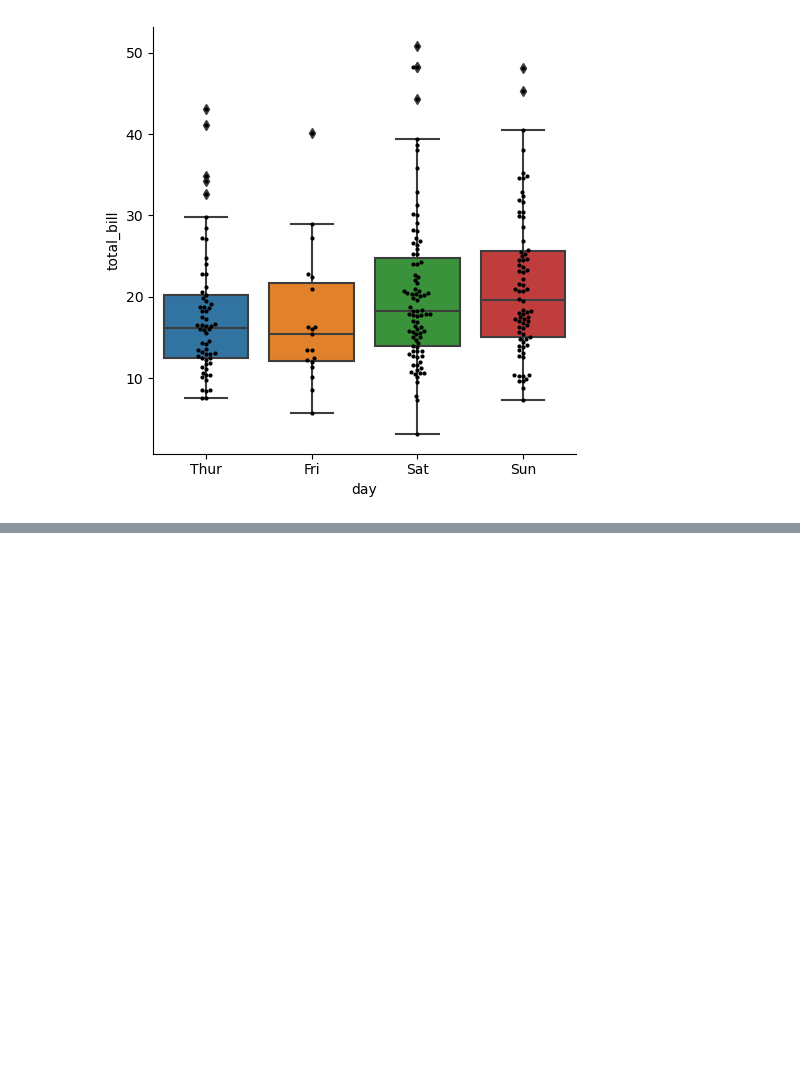
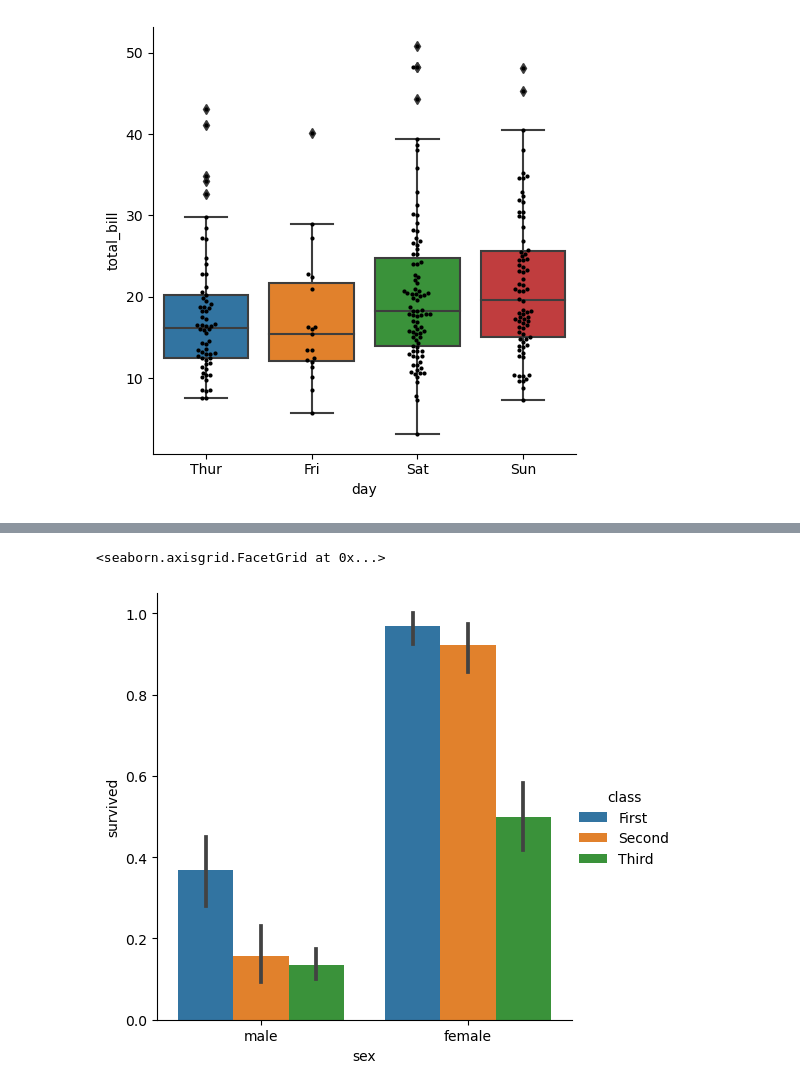
Before and after one commit to jhwn533/Pallet-Town, a Jupyter notebook: Seaborn_Tutorial/Visualizing categorical data.ipynb, the cells around one changed output, grey strips where cells are left out. Drawn from its saved outputs; the diff is of its cells as text; code cells hidden in the pictures; blank space fills up the shorter version.

Commit message:
Add code Visualizing categorical data.ipynb

```diff
--- a/Seaborn_Tutorial/Visualizing categorical data.ipynb
+++ b/Seaborn_Tutorial/Visualizing categorical data.ipynb
@@ -204,0 +212,6 @@ sns.swarmplot(data=tips, x="day", y="total_bill", color="k", size=3, ax=g.ax)
+# %%
+titanic = sns.load_dataset("titanic")
+sns.catplot(data=titanic, x="sex", y="survived", hue="class", kind="bar")
+# %% [output]
+<seaborn.axisgrid.FacetGrid at 0x...>
+[figure, added]
```
Also changed, not shown: parts of 10 cells of this notebook.
